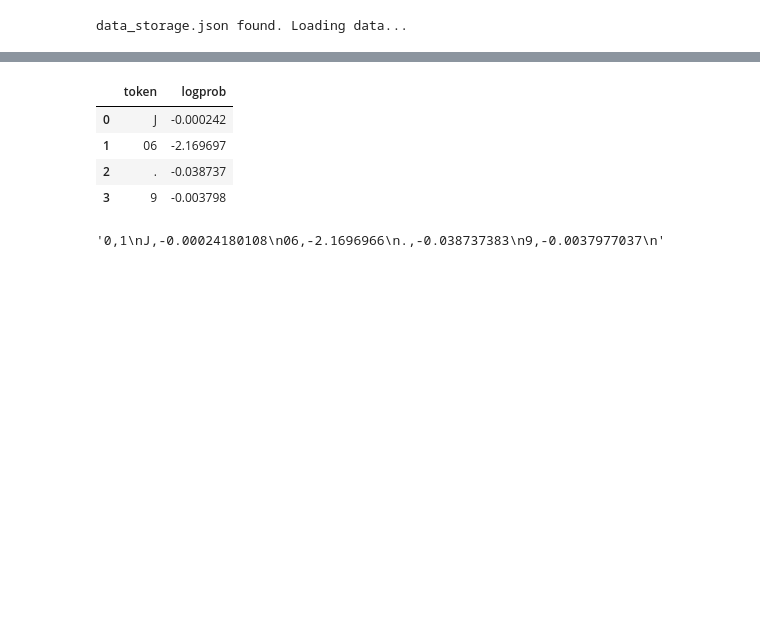
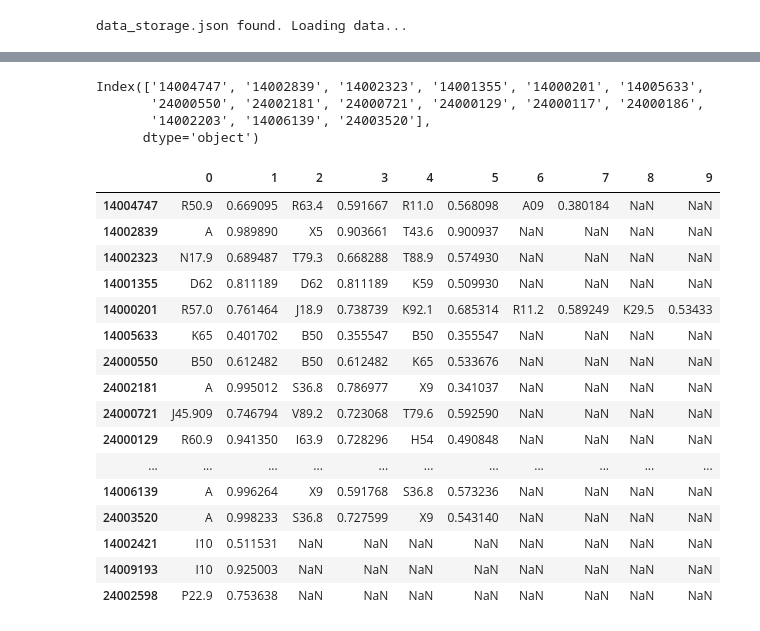
Before and after one commit to danieljai/proj_rapid_healsl_chatgpt, a Jupyter notebook: notebook/parse_json.ipynb, the cells around one changed output, grey strips where cells are left out. Drawn from its saved outputs; the diff is of its cells as text; code cells hidden in the pictures; blank space fills up the shorter version.

```diff
--- a/notebook/parse_json.ipynb
+++ b/notebook/parse_json.ipynb
@@ -11,6 +11,9 @@ import json
 import re
 
 DATA_FILE = "data_storage.json"
+
+# Number of paired ICDs and probabilities we want to capture
+PAIRS = 5
 # %%
 # F(x): Initialize the data storage dictionary
 
@@ -78,6 +196,12 @@ data_storage = load_data()
 df = pd.DataFrame(data_storage).T
 
 # to speed up processing, we will sample 100 rows
-df = df.sample(5)
+df = df.loc[['14004747', '14002839',
+             '14002323', '14001355', '14000201', '14005633',
+       '24000550', '24002181', '24000721', '24000129', '24000117', '24000186',
+       '14002203', '14006139', '24003520',
+       '14002421', '14009193', '24002598',
+       ]]
+# df = df.sample(500)
 # %% [output]
 data_storage.json found. Loading data...
@@ -110,12 +296,46 @@ df
 # %%
-pd.DataFrame(df.parsed_icd_logprobs[0][0])
+df[df.icds.apply(lambda x: len(x)) > 2].index
+# pd.DataFrame(df.parsed_icd_logprobs[0][0])
 # %% [output]
-|  | token | logprob |
-| 0 | J | -0.000242 |
-| 1 | 06 | -2.169697 |
-| 2 | . | -0.038737 |
-| 3 | 9 | -0.003798 |
+Index(['14004747', '14002839', '14002323', '14001355', '14000201', '14005633',
+       '24000550', '24002181', '24000721', '24000129', '24000117', '24000186',
+       '14002203', '14006139', '24003520'],
+      dtype='object')
-# %%
-df.parsed_icd_logprobs[0][0]
-# %% [output]
-'0,1\nJ,-0.00024180108\n06,-2.1696966\n.,-0.038737383\n9,-0.0037977037\n'
+# %%
+# F(x): Given a list of ICDs in form of a list of tuples, convert each ICD into 1-dimension Series
+
+# e.g. 24000721, 14002323
+# df.loc[['24000721','24002173','14000052']]
+
+
+def explode_icds(value, pairs=PAIRS):
+    tmp = pd.DataFrame(value) # convert list of tuples to dataframe
+    tmp = tmp.sort_values(by=1, ascending=False) # sort by descending probability
+    tmp = tmp.stack().reset_index(drop=True) # convert to 1 row
+    tmp = tmp.reindex(range(pairs*2), axis=1) # pad to fill PAIRS*2 columns
+    return tmp
+    # return pd.DataFrame(pd.DataFrame(value)[0].apply(pd.Series).stack().reset_index(drop=True)).T
+
+icd_column_names_mapping = {i: f"cause{i}_icd10" if i % 2 == 0 else f"cause{i}_icd10_prob" for i in range(PAIRS*2)}
+
+
+df.icds.apply(explode_icds) #.rename(columns=icd_column_names_mapping)
+# df.join(df.icds.apply(explode_icds).rename(columns=icd_column_names_mapping))
+# %% [output]
+|  | 0 | 1 | 2 | 3 | 4 | 5 | 6 | 7 | 8 | 9 |
+| 14004747 | R50.9 | 0.669095 | R63.4 | 0.591667 | R11.0 | 0.568098 | A09 | 0.380184 | NaN | NaN |
+| 14002839 | A | 0.989890 | X5 | 0.903661 | T43.6 | 0.900937 | NaN | NaN | NaN | NaN |
+| 14002323 | N17.9 | 0.689487 | T79.3 | 0.668288 | T88.9 | 0.574930 | NaN | NaN | NaN | NaN |
+| 14001355 | D62 | 0.811189 | D62 | 0.811189 | K59 | 0.509930 | NaN | NaN | NaN | NaN |
+| 14000201 | R57.0 | 0.761464 | J18.9 | 0.738739 | K92.1 | 0.685314 | R11.2 | 0.589249 | K29.5 | 0.53433 |
+| 14005633 | K65 | 0.401702 | B50 | 0.355547 | B50 | 0.355547 | NaN | NaN | NaN | NaN |
+| 24000550 | B50 | 0.612482 | B50 | 0.612482 | K65 | 0.533676 | NaN | NaN | NaN | NaN |
+| 24002181 | A | 0.995012 | S36.8 | 0.786977 | X9 | 0.341037 | NaN | NaN | NaN | NaN |
+| 24000721 | J45.909 | 0.746794 | V89.2 | 0.723068 | T79.6 | 0.592590 | NaN | NaN | NaN | NaN |
+| 24000129 | R60.9 | 0.941350 | I63.9 | 0.728296 | H54 | 0.490848 | NaN | NaN | NaN | NaN |
+| ... | ... | ... | ... | ... | ... | ... | ... | ... | ... | ... |
+| 14006139 | A | 0.996264 | X9 | 0.591768 | S36.8 | 0.573236 | NaN | NaN | NaN | NaN |
+| 24003520 | A | 0.998233 | S36.8 | 0.727599 | X9 | 0.543140 | NaN | NaN | NaN | NaN |
+| 14002421 | I10 | 0.511531 | NaN | NaN | NaN | NaN | NaN | NaN | NaN | NaN |
+| 14009193 | I10 | 0.925003 | NaN | NaN | NaN | NaN | NaN | NaN | NaN | NaN |
+| 24002598 | P22.9 | 0.753638 | NaN | NaN | NaN | NaN | NaN | NaN | NaN | NaN |
```
Also changed, not shown: parts of 7 cells of this notebook.
